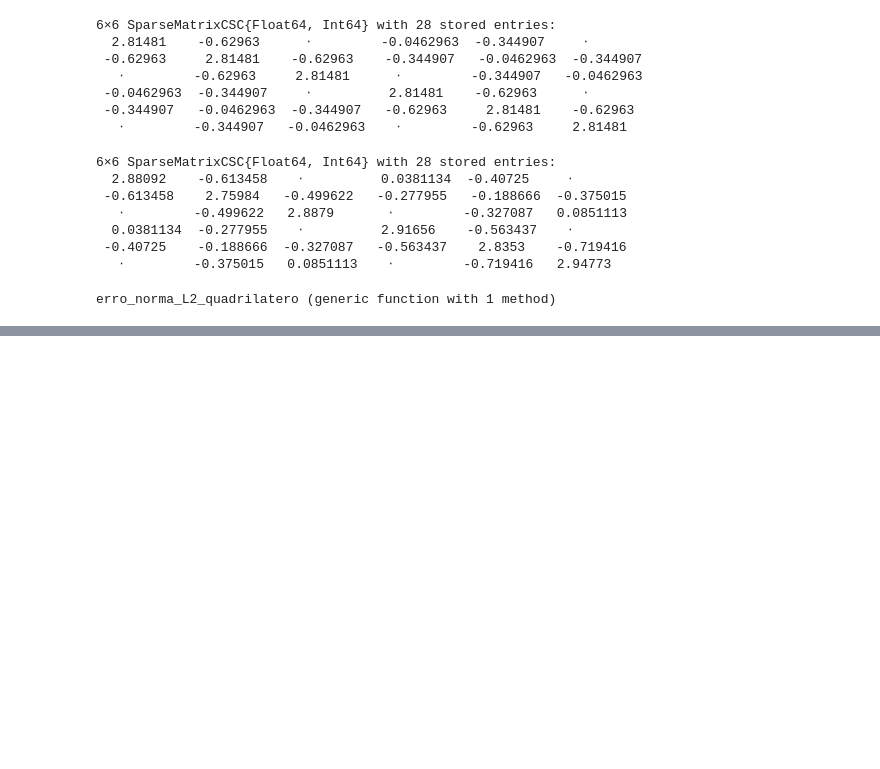
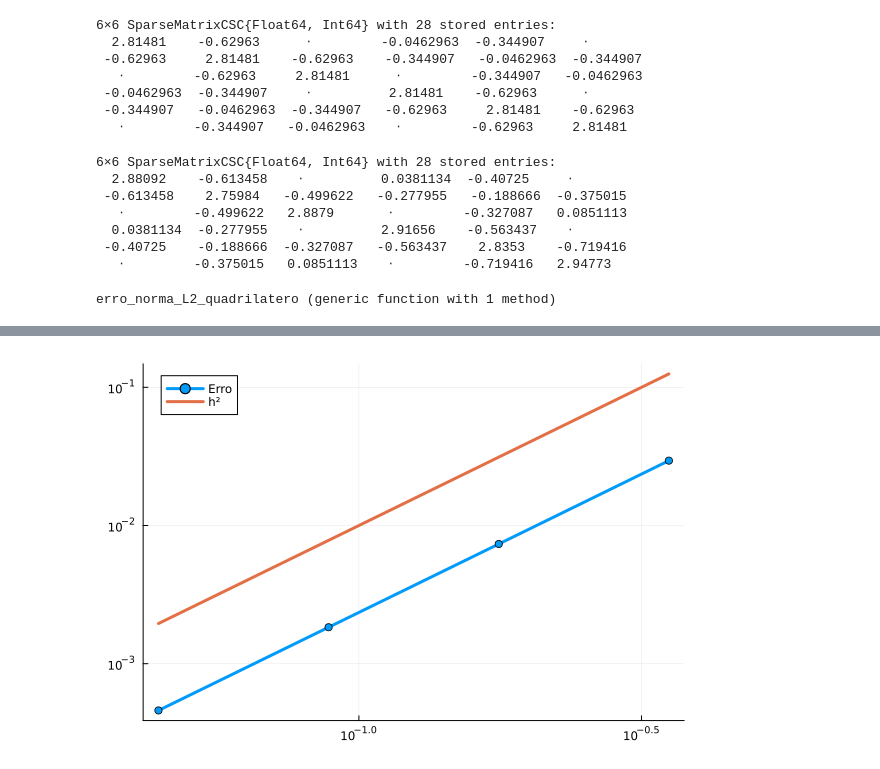
Before and after one commit to CarlosEduardoValladares/Elementos-Finitos-2024.2, a Jupyter notebook: elementos_finitos_2D.ipynb, the cells around one changed output, grey strips where cells are left out. Cells and saved outputs as stored; diff of their text form; code cells hidden in the pictures; blank space fills up the shorter version.

```diff
--- a/elementos_finitos_2D.ipynb
+++ b/elementos_finitos_2D.ipynb
@@ -937,0 +994,4 @@ c = monta_K_global_quadrilatero(α, β, X1, X2, m, EQ, LG) \ monta_F_global_quad
+# %%
+plot_error_curves(resultado_convergencia_quad[: ,:1], resultado_convergencia_quad[: ,:2])
+# %% [output]
+[figure, added]
```
Also changed, not shown: parts of 6 cells of this notebook.
